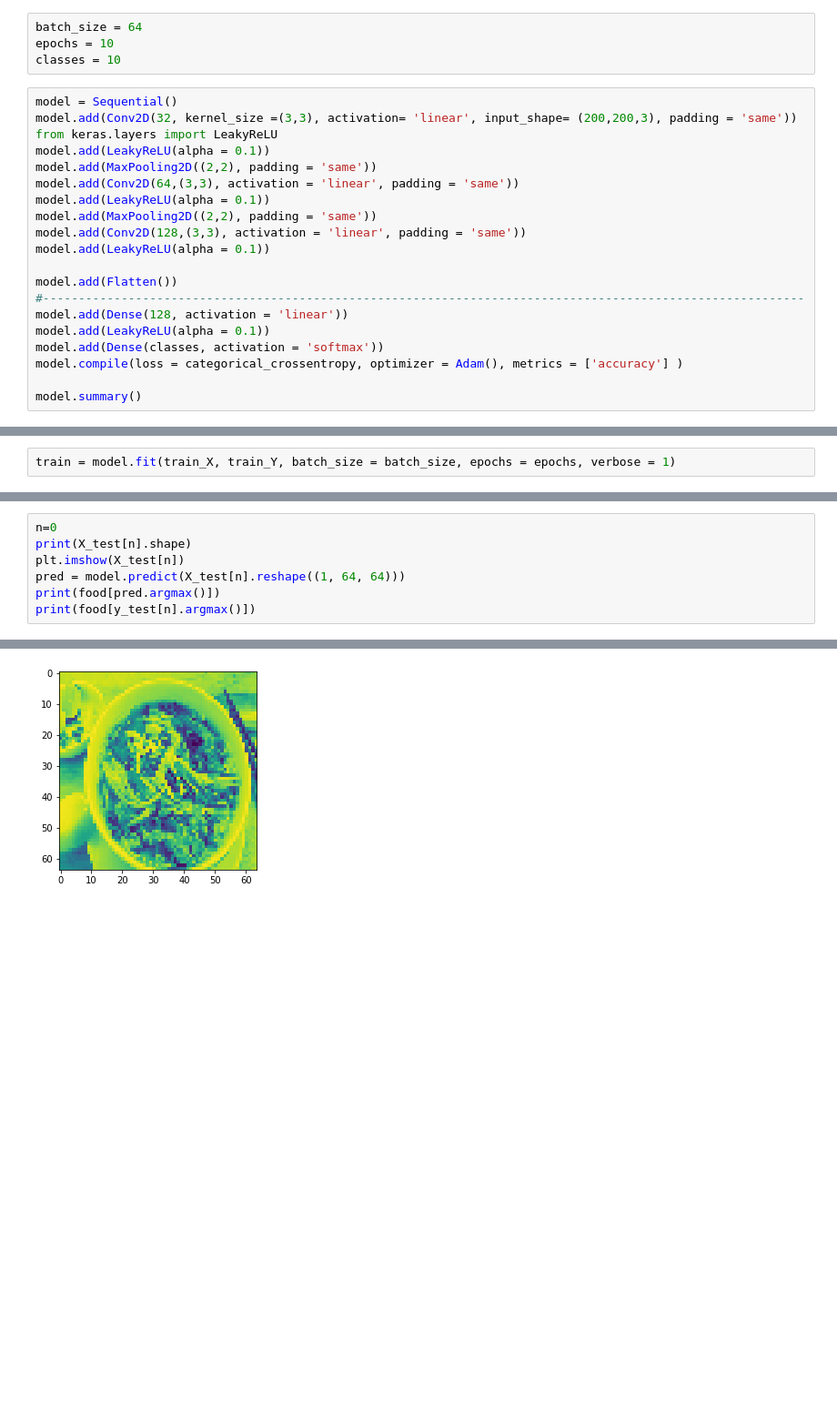
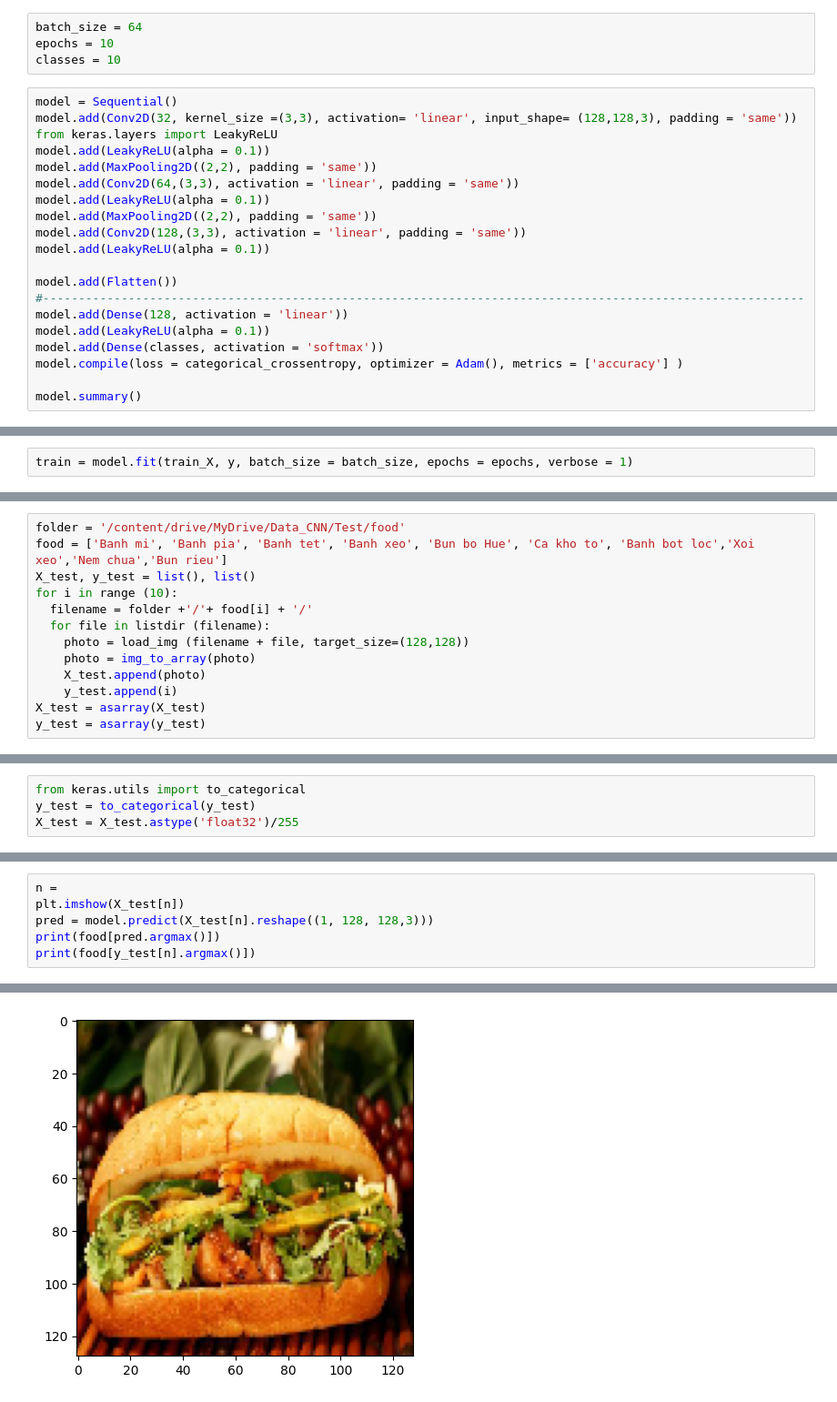
Before and after one commit to Quang-Trong-Tan-Loc/AI, a Jupyter notebook: BT11_classify_food_with_CNN.ipynb, the cells around one changed output, grey strips where cells are left out. Shown at 91% size. Saved outputs shown, nothing was run; the diff lists cells and outputs as text; blank space fills up the shorter version.

```diff
--- a/BT11_classify_food_with_CNN.ipynb
+++ b/BT11_classify_food_with_CNN.ipynb
@@ -54,7 +51,7 @@ epochs = 10
 classes = 10
 # %%
 model = Sequential()
-model.add(Conv2D(32, kernel_size =(3,3), activation= 'linear', input_shape= (200,200,3), padding = 'same'))
+model.add(Conv2D(32, kernel_size =(3,3), activation= 'linear', input_shape= (128,128,3), padding = 'same'))
 from keras.layers import LeakyReLU
 model.add(LeakyReLU(alpha = 0.1))
 model.add(MaxPooling2D((2,2), padding = 'same'))
@@ -75,2 +90,2 @@ model.summary()
 # %%
-train = model.fit(train_X, train_Y, batch_size = batch_size, epochs = epochs, verbose = 1)
+train = model.fit(train_X, y, batch_size = batch_size, epochs = epochs, verbose = 1)
@@ -76,0 +113,13 @@ train = model.fit(train_X, train_Y, batch_size = batch_size, epochs = epochs, ve
+# %%
+folder = '/content/drive/MyDrive/Data_CNN/Test/food'
+food = ['Banh mi', 'Banh pia', 'Banh tet', 'Banh xeo', 'Bun bo Hue', 'Ca kho to', 'Banh bot loc','Xoi xeo','Nem chua','Bun rieu']
+X_test, y_test = list(), list()
+for i in range (10):
+  filename = folder +'/'+ food[i] + '/'
+  for file in listdir (filename):
+    photo = load_img (filename + file, target_size=(128,128))
+    photo = img_to_array(photo)
+    X_test.append(photo)
+    y_test.append(i)
+X_test = asarray(X_test)
+y_test = asarray(y_test)
@@ -76,0 +133,4 @@ train = model.fit(train_X, train_Y, batch_size = batch_size, epochs = epochs, ve
+# %%
+from keras.utils import to_categorical
+y_test = to_categorical(y_test)
+X_test = X_test.astype('float32')/255
@@ -82,8 +148,7 @@ model.evaluate(X_test, y_test)
 # %%
-n=0
-print(X_test[n].shape)
+n =
 plt.imshow(X_test[n])
-pred = model.predict(X_test[n].reshape((1, 64, 64)))
+pred = model.predict(X_test[n].reshape((1, 128, 128,3)))
 print(food[pred.argmax()])
 print(food[y_test[n].argmax()])
 # %% [output]
@@ -94 +158 @@ pho
-[figure, old version]
+[figure, new version]
```
Also changed, not shown: parts of 12 cells of this notebook.
